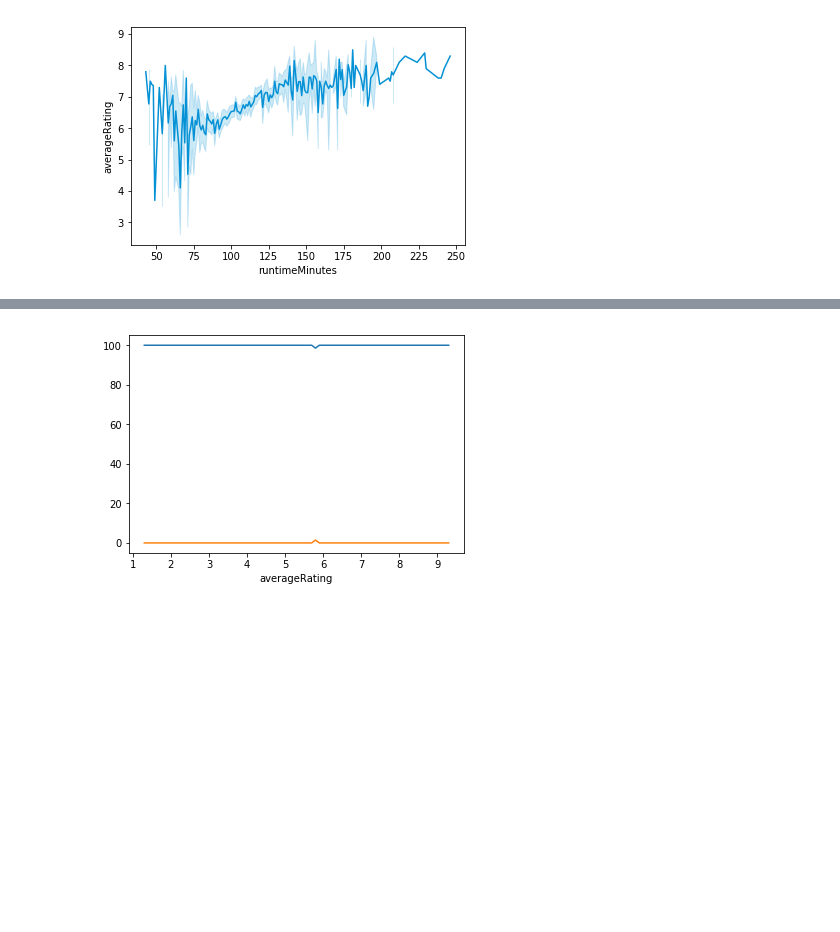
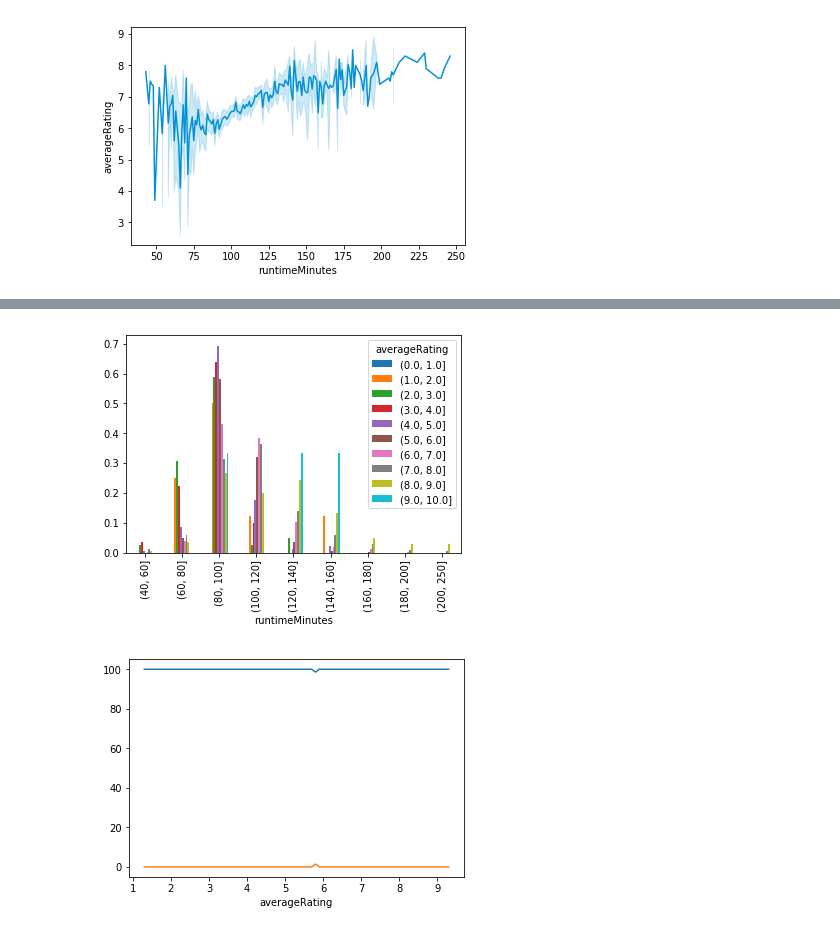
Before and after one commit to LambdaSchool/DS-Unit-1-Sprint-5-Data-Storytelling-Blog-Post, a Jupyter notebook: TristaWeek5.ipynb, the cells around one changed output, grey strips where cells are left out. Saved outputs shown, nothing was run; the diff lists cells and outputs as text; code cells hidden in the pictures; blank space fills up the shorter version.

```diff
--- a/TristaWeek5.ipynb
+++ b/TristaWeek5.ipynb
@@ -478,3 +478,13 @@ ax = sns.lineplot(data=length, x=length['runtimeMinutes'],
                   color='#0491D5', dashes=False, legend=False);
 # %% [output]
 [figure]
+# %%
+length = imdb[['runtimeMinutes', 'averageRating']]
+length = length[length['runtimeMinutes']<=250]
+
+ratingRange = np.linspace(0, 10, 11)
+timeRange = [40, 60, 80, 100, 120, 140, 160, 180, 200, 250]
+runtimeBin = pd.cut(length['runtimeMinutes'], timeRange)
+ratingBin = pd.cut(length['averageRating'], ratingRange)
+ct = pd.crosstab(runtimeBin, ratingBin, normalize='columns');
+ct
@@ -481,3 +503,10 @@ ax = sns.lineplot(data=length, x=length['runtimeMinutes'],
+# %%
+ct.plot(kind='bar');
+#it appears that the longer length movies are most likely to have a 8-10 score
+#while the scores for 80-100 minute movies are fairly normally distributed
+#scores for 40-80 minute movies trend to 1-4 score
+# %% [output]
+[figure, added]
 # %%
 #do adult films have a different rating trend than non-adult films?
 x = pd.crosstab(imdb['averageRating'], imdb['isAdult'], normalize='index')*100
```
Also changed, not shown: parts of 1 cell of this notebook.
